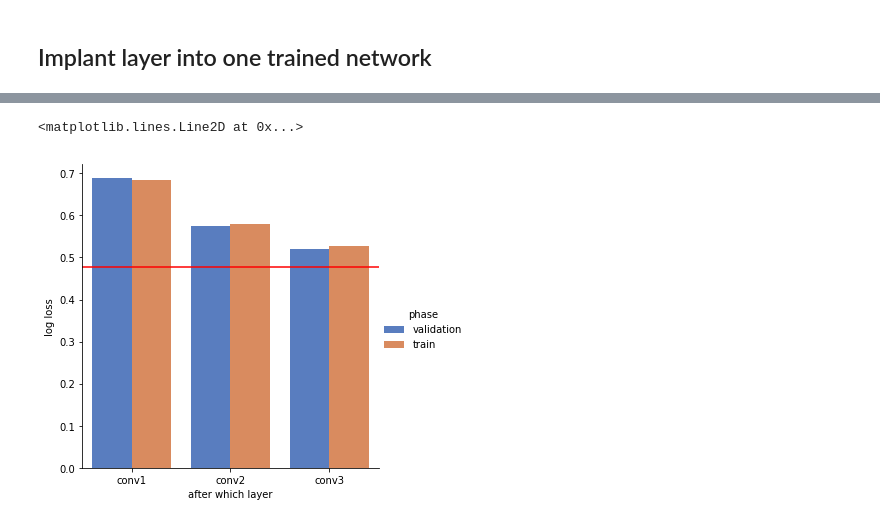
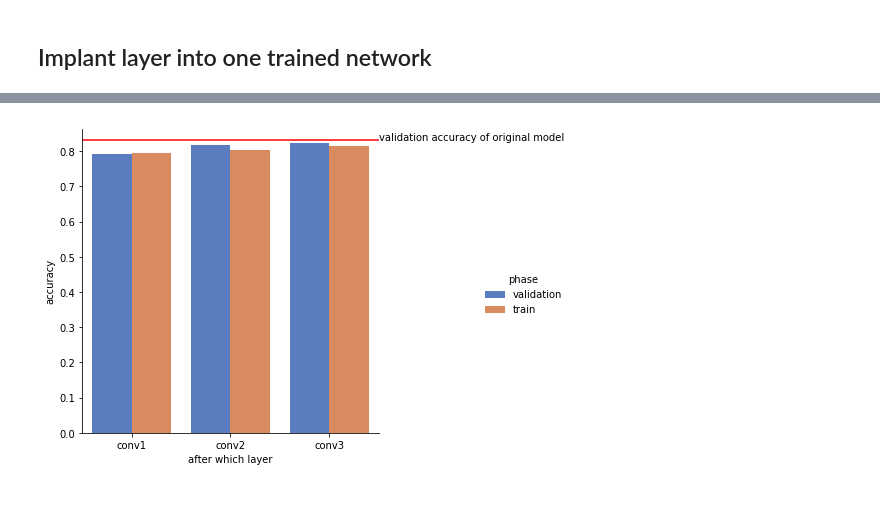
Before and after one commit to stared/frankenstein-networks, a Jupyter notebook: 02 - Simple networks with Quick draw dataset - part 2.ipynb, the cells around one changed output, grey strips where cells are left out. Cells and saved outputs as stored; diff of their text form; code cells hidden in the pictures.

```diff
--- a/02 - Simple networks with Quick draw dataset - part 2.ipynb
+++ b/02 - Simple networks with Quick draw dataset - part 2.ipynb
@@ -307,4 +307,6 @@ validation (min:    0.521, max:    1.274, cur:    0.521)
 # %%
-df = pd.DataFrame(metrics_all)
-sns.catplot('after which layer', 'accuracy', 'phase', data=df, kind='bar', palette='muted')
-plt.axhline(basic_model_metrics['validation']['accuracy'], color='r')
+def draw_chart(df, metric_name, threshold, threshold_name):
+    sns.catplot('after which layer', 'accuracy', 'phase', data=df, kind='bar', palette='muted')
+    plt.annotate(threshold_name, xy=(2.5, threshold))
+    plt.axhline(threshold, color='r')
+    plt.show()
@@ -314,6 +313,5 @@ plt.axhline(basic_model_metrics['validation']['accuracy'], color='r')
-# %%
-sns.catplot('after which layer', 'log loss', 'phase', data=df, kind='bar', palette='muted')
-plt.axhline(basic_model_metrics['validation']['log loss'], color='r')
-# %% [output]
-<matplotlib.lines.Line2D at 0x...>
-[figure, removed]
+# %%
+df = pd.DataFrame(metrics_all)
+draw_chart(df, 'accuracy', basic_model_metrics['validation']['accuracy'], 'validation accuracy of original model')
+# %% [output]
+[figure, added]
```
Also changed, not shown: parts of 7 cells of this notebook.
